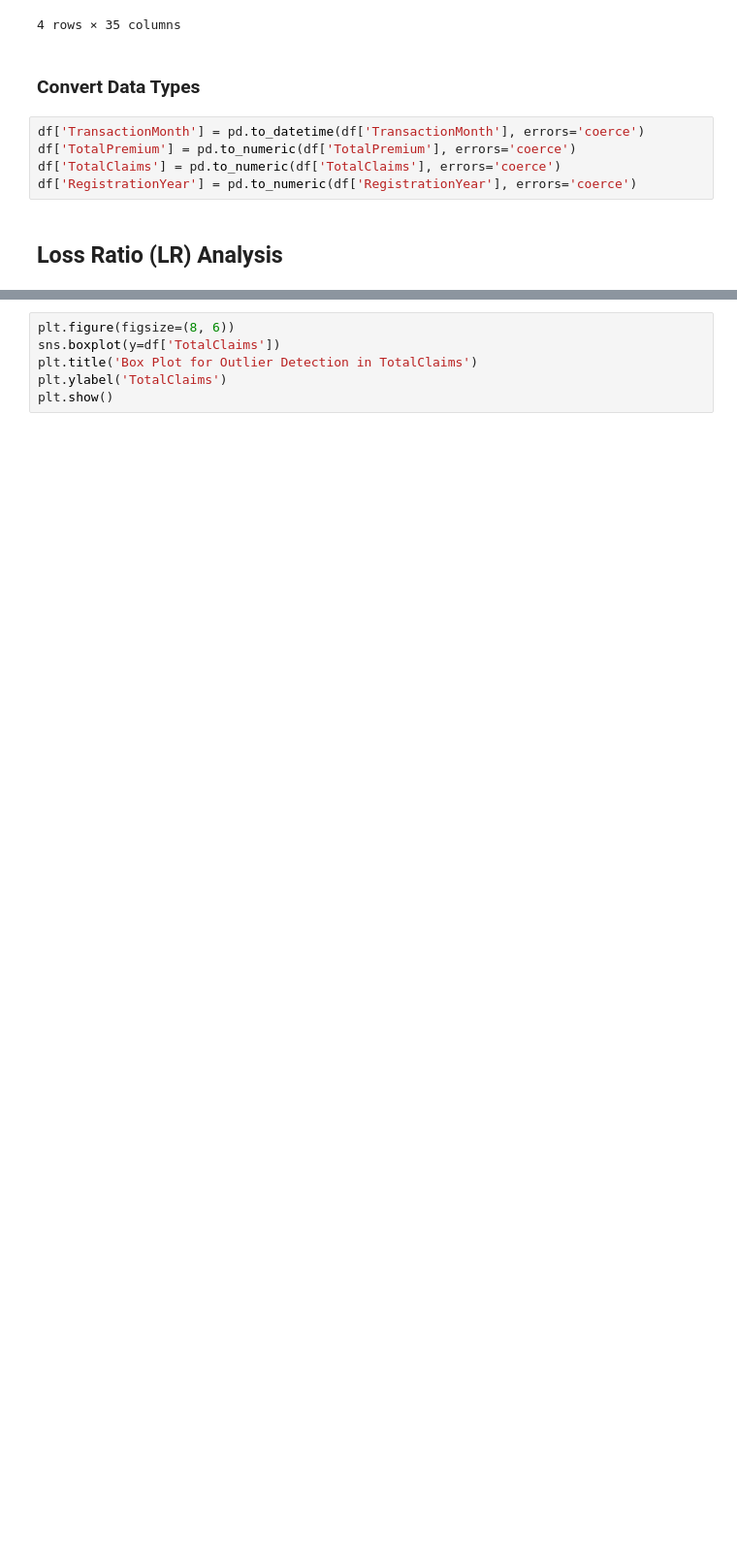
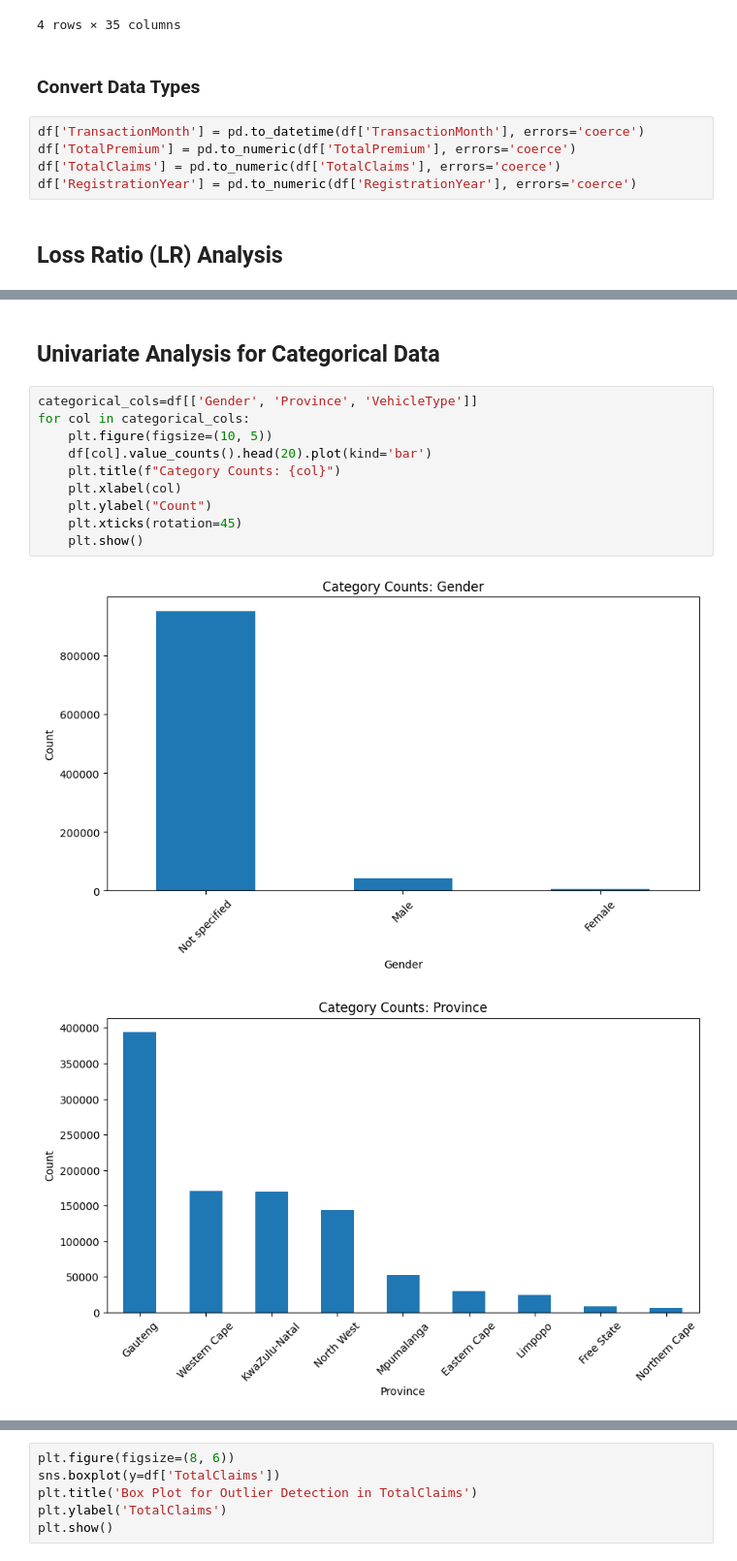
Before and after one commit to Aryam-21/insurance-risk-analytics, a Jupyter notebook: notebooks/task-1.ipynb, the cells around one changed output, grey strips where cells are left out. Shown at 97% size. Saved outputs shown, nothing was run; the diff lists cells and outputs as text; blank space fills up the shorter version.

```diff
--- a/notebooks/task-1.ipynb
+++ b/notebooks/task-1.ipynb
@@ -150,0 +188,15 @@ plt.show()
+# %% [markdown]
+## Univariate Analysis for Categorical Data
+# %%
+categorical_cols=df[['Gender', 'Province', 'VehicleType']]
+for col in categorical_cols:
+    plt.figure(figsize=(10, 5))
+    df[col].value_counts().head(20).plot(kind='bar')
+    plt.title(f"Category Counts: {col}")
+    plt.xlabel(col)
+    plt.ylabel("Count")
+    plt.xticks(rotation=45)
+    plt.show()
+# %% [output]
+[figure, added]
+[figure, added]
```
Also changed, not shown: parts of 12 cells of this notebook, 1 other file.
